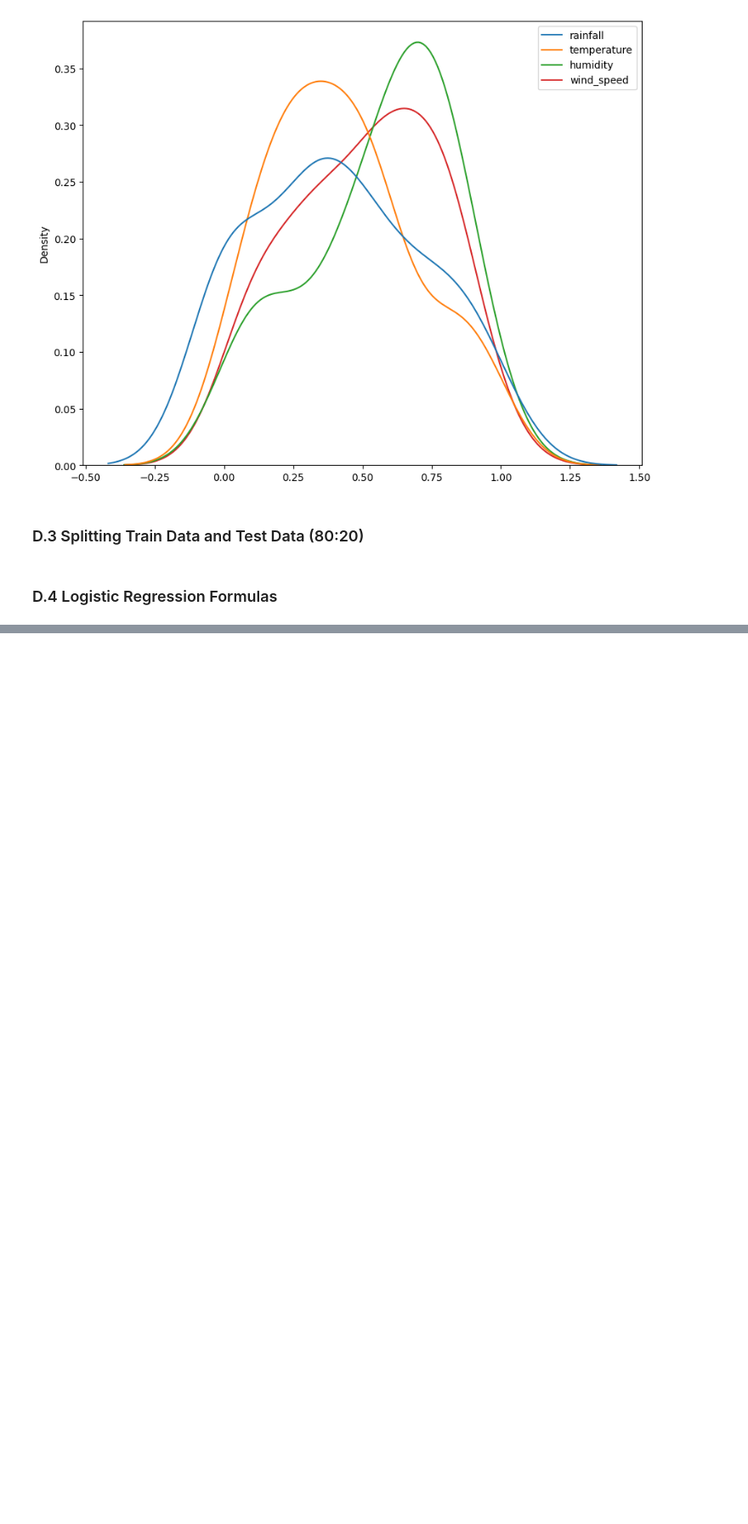
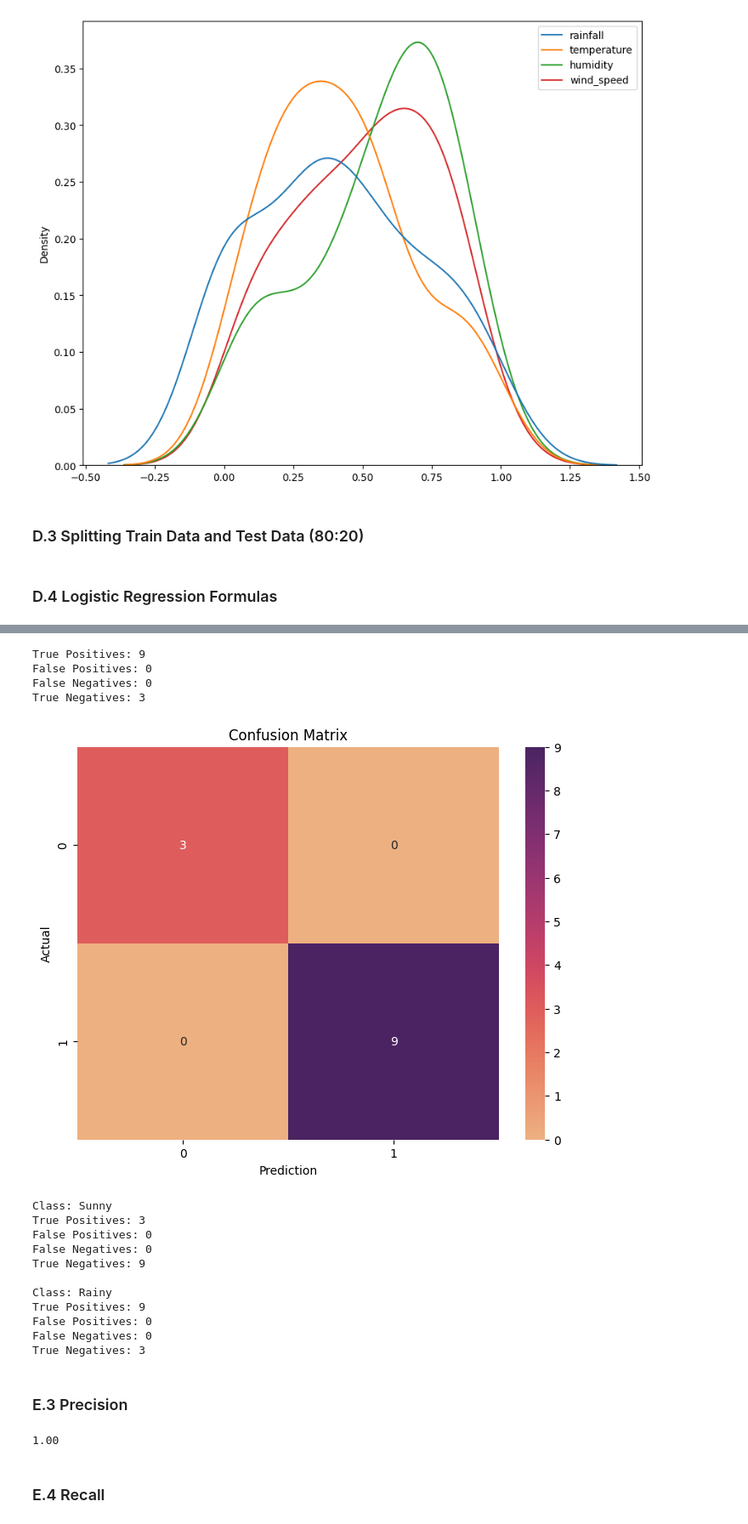
Before and after one commit to HablSank/1Day-1Dataset_MachineLearningProject, a Jupyter notebook: Day-2/Logistic Regression (Rainfall)/rainfall.ipynb, the cells around one changed output, grey strips where cells are left out. Shown at 85% size. Saved outputs shown, nothing was run; the diff lists cells and outputs as text; code cells hidden in the pictures; blank space fills up the shorter version.

```diff
--- a/Day-2/Logistic Regression (Rainfall)/rainfall.ipynb
+++ b/Day-2/Logistic Regression (Rainfall)/rainfall.ipynb
@@ -271,0 +304,5 @@ X_train, X_test, y_train, y_test = stratified_split(X_data, y_data)
+# %%
+def update_parameters(w, b, dw, db, learning_rate):
+    w_new = w - learning_rate * dw
+    b_new = b - learning_rate * db
+    return w_new, b_new
@@ -271,0 +391,7 @@ X_train, X_test, y_train, y_test = stratified_split(X_data, y_data)
+# %%
+def predict(X, w, b, threshold=0.5):
+    z = linear_equation(X, w, b)
+    y_prob = sigmoid(z)
+
+    y_class = [1 if p > threshold else 0 for p in y_prob]
+    return np.array(y_class)
@@ -271,0 +420,66 @@ X_train, X_test, y_train, y_test = stratified_split(X_data, y_data)
+# %%
+pred_array = np.array(test_predictions)
+test_array = np.array(y_test)
+
+TP = np.sum((pred_array == 1) & (test_array == 1))
+FP = np.sum((pred_array == 1) & (test_array == 0))
+FN = np.sum((pred_array == 0) & (test_array == 1))
+TN = np.sum((pred_array == 0) & (test_array == 0))
+
+print(f"True Positives: {TP}")
+print(f"False Positives: {FP}")
+print(f"False Negatives: {FN}")
+print(f"True Negatives: {TN}")
+# %% [output]
+True Positives: 9
+False Positives: 0
+False Negatives: 0
+True Negatives: 3
+# %%
+confusion_matrix = pd.crosstab(y_test, test_predictions, rownames=['Actual'], colnames=['Prediction'])
+plt.figure(figsize=(8,6))
+sns.heatmap(confusion_matrix, annot=True, cmap='flare', fmt='d')
+plt.title("Confusion Matrix")
+plt.show()
+
+cm_array = confusion_matrix.values
+TP = np.diag(cm_array)
+FP = np.sum(cm_array, axis=0) - TP
+FN = np.sum(cm_array, axis=1) - TP
+TN = np.sum(cm_array) - (TP + FP + FN)
+
+class_names = confusion_matrix.columns
+for i, name in enumerate(class_names):
+    if name == 0:
+        classes = "Sunny"
+    else:
+        classes = "Rainy"
+
+    print(f"Class: {classes}")
+    print(f"True Positives: {TP[i]}")
+    print(f"False Positives: {FP[i]}")
+    print(f"False Negatives: {FN[i]}")
+    print(f"True Negatives: {TN[i]}\n")
+# %% [output]
+[figure, added]
+Class: Sunny
+True Positives: 3
+False Positives: 0
+False Negatives: 0
+True Negatives: 9
+
+Class: Rainy
+True Positives: 9
+False Positives: 0
+False Negatives: 0
+True Negatives: 3
+# %% [markdown]
+### E.3 Precision
+# %%
+precision = TP / (TP + FP)
+precision = np.mean(precision)
+print(f"{precision:.2f}")
+# %% [output]
+1.00
+# %% [markdown]
+### E.4 Recall
```
Also changed, not shown: parts of 27 cells of this notebook.
